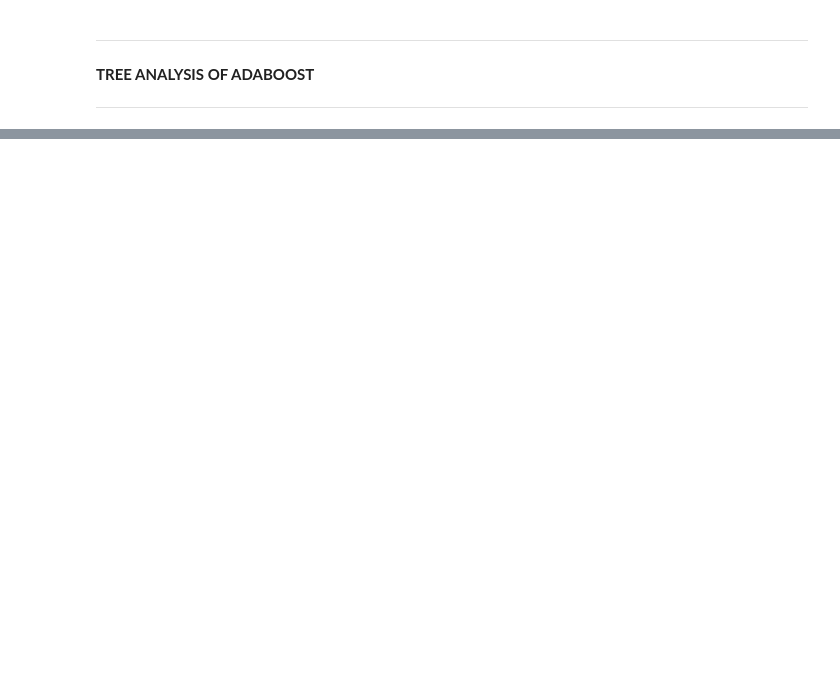
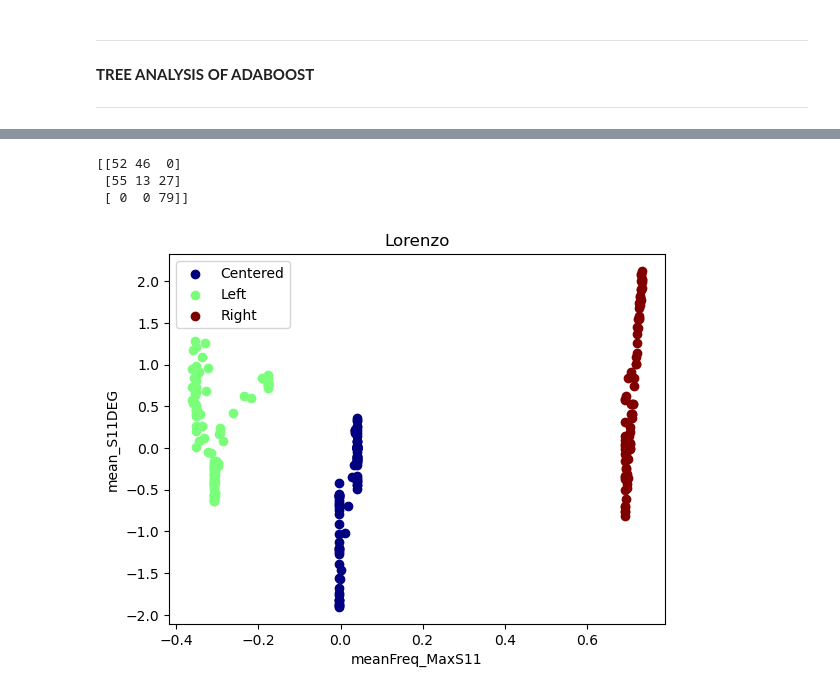
Before and after one commit to EmanueleTinghi/Data-Mining-Project, a Jupyter notebook: Script/Performance_Evaluation.ipynb, the cells around one changed output, grey strips where cells are left out. Cells and saved outputs as stored; diff of their text form; code cells hidden in the pictures; blank space fills up the shorter version.

```diff
--- a/Script/Performance_Evaluation.ipynb
+++ b/Script/Performance_Evaluation.ipynb
@@ -163,7 +215,7 @@ results_AB = []
 
 #gives 800 values of test_fscore to be checked with Wilcoxon signed rank test
 for i in range(1,201):
-    classifier_AdaBoost = AdaBoostClassifier(estimator=RandomForestClassifier(n_estimators=61, min_samples_split=30, min_samples_leaf=1, max_features='sqrt', bootstrap=True, max_depth=10, random_state=i), n_estimators=400, random_state=i)
+    classifier_AdaBoost = AdaBoostClassifier(estimator=RandomForestClassifier(n_estimators=61, min_samples_split=30, min_samples_leaf=1, max_features='sqrt', bootstrap=True, max_depth=10, random_state=i), n_estimators=83, random_state=i)
     scaler = RobustScaler()
     feat_sel = SelectKBest(k=2)
 
@@ -219,12 +313,12 @@ __TREE ANALYSIS OF ADABOOST__
 # %%
 #creates a classifier that tries to predict the tester with the worst performances to see why
 
-classifier_AdaBoost = AdaBoostClassifier(estimator=RandomForestClassifier(n_estimators=61, min_samples_split=30, min_samples_leaf=1, max_features='sqrt', bootstrap=True, max_depth=10), n_estimators=400, random_state=0)
+classifier_AdaBoost = AdaBoostClassifier(estimator=RandomForestClassifier(n_estimators=61, min_samples_split=30, min_samples_leaf=1, max_features='sqrt', bootstrap=True, max_depth=10), n_estimators=83, random_state=0)
 scaler = RobustScaler()
 feat_sel = SelectKBest(k=2)
 
 estimators_AdaBoost = [('scaling', scaler), ('feature-selection', feat_sel), ('clf', classifier_AdaBoost)]
-pipe_AdaBoost = Pipeline(estimators_AdaBoost)
+pipe_AdaBoost_tree = Pipeline(estimators_AdaBoost)
 
 X_train = ds[(ds['Tester'] != 'Lorenzo')].drop(columns=['Class', 'Tester'])
 X_test= ds[(ds['Tester'] == 'Lorenzo')].drop(columns=['Class', 'Tester'])
@@ -232,10 +326,10 @@ X_test= ds[(ds['Tester'] == 'Lorenzo')].drop(columns=['Class', 'Tester'])
 y_train = ds[(ds['Tester'] != 'Lorenzo')]['Class']
 y_test= ds[(ds['Tester'] == 'Lorenzo')]['Class']
 
-pipe_AdaBoost.fit(X_train, y_train)
-y_pred = pipe_AdaBoost.predict(X_test)
+pipe_AdaBoost_tree.fit(X_train, y_train)
+y_pred = pipe_AdaBoost_tree.predict(X_test)
 
 print(accuracy_score(y_pred, y_test))
 
 #the selected k=2 best feature chosen by the model
-print(X.columns[pipe_AdaBoost['feature-selection'].get_support()])
+print(X.columns[pipe_AdaBoost_tree['feature-selection'].get_support()])
@@ -244,0 +360,2 @@ tree_to_code(pipe_AdaBoost['clf'].estimators_[0].estimators_[1], X.columns[pipe_
+# %%
+scaler.fit_transform(X_test[[X.columns[pipe_AdaBoost_tree['feature-selection'].get_support()][0], X.columns[pipe_AdaBoost_tree['feature-selection'].get_support()][1]]])
@@ -244,0 +388,6 @@ tree_to_code(pipe_AdaBoost['clf'].estimators_[0].estimators_[1], X.columns[pipe_
+# %%
+feature1 = X.columns[pipe_AdaBoost_tree['feature-selection'].get_support()][0]
+feature2 = X.columns[pipe_AdaBoost_tree['feature-selection'].get_support()][1]
+tree_test = X_test[[feature1, feature2]]
+tree_test_scaled = pd.DataFrame(scaler.fit_transform(tree_test))
+print(tree_test_scaled)
@@ -245,3 +409,10 @@ tree_to_code(pipe_AdaBoost['clf'].estimators_[0].estimators_[1], X.columns[pipe_
+# %%
+y_pred_tree = pipe_AdaBoost_tree['clf'].estimators_[0].estimators_[31].predict(tree_test_scaled)
+cm = confusion_matrix(y_test, y_pred_tree)
+# %% [output]
+[[52 46  0]
+ [55 13 27]
+ [ 0  0 79]]
 # %%
 #scale the lorenzo dataset to confront it agaist the tree rules
 columns = ds[(ds['Tester'] == 'Lorenzo')].drop(columns=['Class', 'Tester']).columns
@@ -254,0 +424,7 @@ scatter_plot(scaled_lorenzo, 'meanFreq_MaxS11', 'meanFreq_MaxS22')
+# %%
+var1 = X.columns[pipe_AdaBoost['feature-selection'].get_support()][0]
+var2 = X.columns[pipe_AdaBoost['feature-selection'].get_support()][1]
+
+scatter_plot(scaled_lorenzo, var1, var2, 'Lorenzo')
+# %% [output]
+[figure, added]
```
Also changed, not shown: parts of 19 cells of this notebook, 2 other files.
